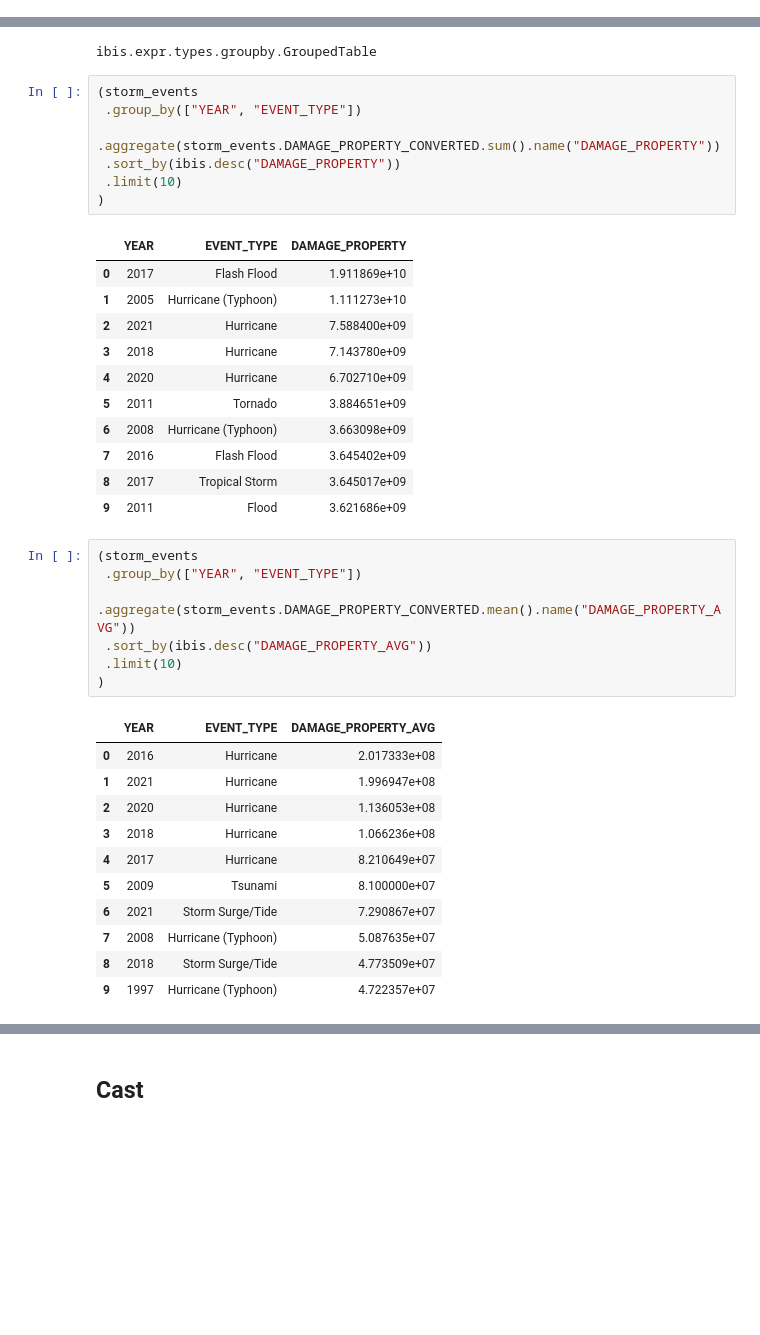
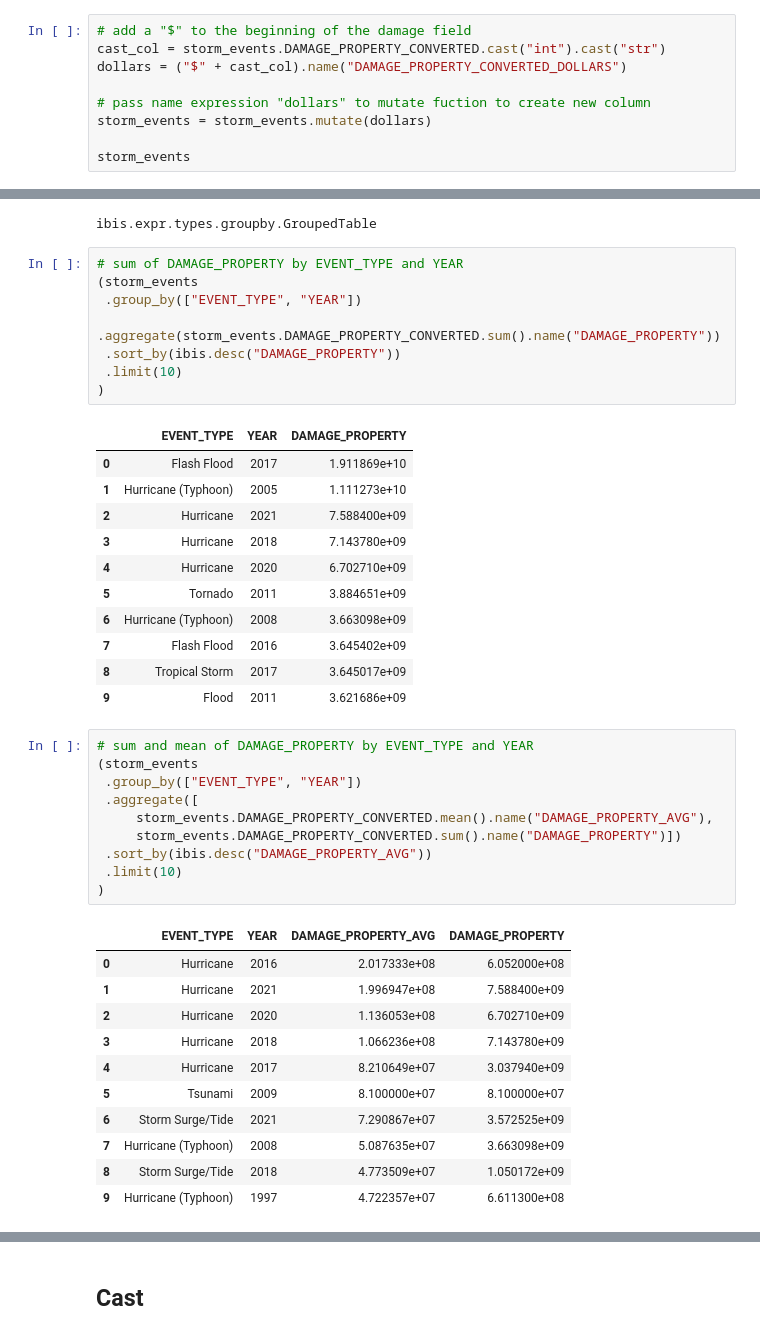
Before and after one commit to mebauer/ibis-basics, a Jupyter notebook: ibis-basics.ipynb, the cells around one changed output, grey strips where cells are left out. Cells and saved outputs as stored; diff of their text form; blank space fills up the shorter version.

```diff
--- a/ibis-basics.ipynb
+++ b/ibis-basics.ipynb
@@ -312,3 +343,12 @@ storm_events.mutate(DAMAGE_PROPERTY_CONVERTED_K = conversion)
 | 9998 | 10093727 | OKLAHOMA | 40 | 1956 | April | Tornado | C | 119 | PAYNE | None | ... |
 | 9999 | 10093769 | OKLAHOMA | 40 | 1956 | May | Hail | C | 119 | PAYNE | None | ... |
 10000 rows × 21 columns
+# %%
+# add a "$" to the beginning of the damage field
+cast_col = storm_events.DAMAGE_PROPERTY_CONVERTED.cast("int").cast("str")
+dollars = ("$" + cast_col).name("DAMAGE_PROPERTY_CONVERTED_DOLLARS")
+
+# pass name expression "dollars" to mutate fuction to create new column
+storm_events = storm_events.mutate(dollars)
+
+storm_events
@@ -387,40 +532,44 @@ type(storm_events.group_by("EVENT_TYPE"))
 # %% [output]
 ibis.expr.types.groupby.GroupedTable
 # %%
+# sum of DAMAGE_PROPERTY by EVENT_TYPE and YEAR
 (storm_events
- .group_by(["YEAR", "EVENT_TYPE"])
+ .group_by(["EVENT_TYPE", "YEAR"])
  .aggregate(storm_events.DAMAGE_PROPERTY_CONVERTED.sum().name("DAMAGE_PROPERTY"))
  .sort_by(ibis.desc("DAMAGE_PROPERTY"))
  .limit(10)
 )
 # %% [output]
-|  | YEAR | EVENT_TYPE | DAMAGE_PROPERTY |
-| 0 | 2017 | Flash Flood | 1.911869e+10 |
-| 1 | 2005 | Hurricane (Typhoon) | 1.111273e+10 |
-| 2 | 2021 | Hurricane | 7.588400e+09 |
-| 3 | 2018 | Hurricane | 7.143780e+09 |
-| 4 | 2020 | Hurricane | 6.702710e+09 |
-| 5 | 2011 | Tornado | 3.884651e+09 |
-| 6 | 2008 | Hurricane (Typhoon) | 3.663098e+09 |
-| 7 | 2016 | Flash Flood | 3.645402e+09 |
-| 8 | 2017 | Tropical Storm | 3.645017e+09 |
-| 9 | 2011 | Flood | 3.621686e+09 |
+|  | EVENT_TYPE | YEAR | DAMAGE_PROPERTY |
+| 0 | Flash Flood | 2017 | 1.911869e+10 |
+| 1 | Hurricane (Typhoon) | 2005 | 1.111273e+10 |
+| 2 | Hurricane | 2021 | 7.588400e+09 |
+| 3 | Hurricane | 2018 | 7.143780e+09 |
+| 4 | Hurricane | 2020 | 6.702710e+09 |
+| 5 | Tornado | 2011 | 3.884651e+09 |
+| 6 | Hurricane (Typhoon) | 2008 | 3.663098e+09 |
+| 7 | Flash Flood | 2016 | 3.645402e+09 |
+| 8 | Tropical Storm | 2017 | 3.645017e+09 |
+| 9 | Flood | 2011 | 3.621686e+09 |
-# %%
-(storm_events
- .group_by(["YEAR", "EVENT_TYPE"])
- .aggregate(storm_events.DAMAGE_PROPERTY_CONVERTED.mean().name("DAMAGE_PROPERTY_AVG"))
- .sort_by(ibis.desc("DAMAGE_PROPERTY_AVG"))
- .limit(10)
-)
-# %% [output]
-|  | YEAR | EVENT_TYPE | DAMAGE_PROPERTY_AVG |
-| 0 | 2016 | Hurricane | 2.017333e+08 |
-| 1 | 2021 | Hurricane | 1.996947e+08 |
-| 2 | 2020 | Hurricane | 1.136053e+08 |
-| 3 | 2018 | Hurricane | 1.066236e+08 |
-| 4 | 2017 | Hurricane | 8.210649e+07 |
-| 5 | 2009 | Tsunami | 8.100000e+07 |
-| 6 | 2021 | Storm Surge/Tide | 7.290867e+07 |
-| 7 | 2008 | Hurricane (Typhoon) | 5.087635e+07 |
-| 8 | 2018 | Storm Surge/Tide | 4.773509e+07 |
-| 9 | 1997 | Hurricane (Typhoon) | 4.722357e+07 |
+# %%
+# sum and mean of DAMAGE_PROPERTY by EVENT_TYPE and YEAR
+(storm_events
+ .group_by(["EVENT_TYPE", "YEAR"])
+ .aggregate([
+     storm_events.DAMAGE_PROPERTY_CONVERTED.mean().name("DAMAGE_PROPERTY_AVG"),
+     storm_events.DAMAGE_PROPERTY_CONVERTED.sum().name("DAMAGE_PROPERTY")])
+ .sort_by(ibis.desc("DAMAGE_PROPERTY_AVG"))
+ .limit(10)
+)
+# %% [output]
+|  | EVENT_TYPE | YEAR | DAMAGE_PROPERTY_AVG | DAMAGE_PROPERTY |
+| 0 | Hurricane | 2016 | 2.017333e+08 | 6.052000e+08 |
+| 1 | Hurricane | 2021 | 1.996947e+08 | 7.588400e+09 |
+| 2 | Hurricane | 2020 | 1.136053e+08 | 6.702710e+09 |
+| 3 | Hurricane | 2018 | 1.066236e+08 | 7.143780e+09 |
+| 4 | Hurricane | 2017 | 8.210649e+07 | 3.037940e+09 |
+| 5 | Tsunami | 2009 | 8.100000e+07 | 8.100000e+07 |
+| 6 | Storm Surge/Tide | 2021 | 7.290867e+07 | 3.572525e+09 |
+| 7 | Hurricane (Typhoon) | 2008 | 5.087635e+07 | 3.663098e+09 |
+| 8 | Storm Surge/Tide | 2018 | 4.773509e+07 | 1.050172e+09 |
+| 9 | Hurricane (Typhoon) | 1997 | 4.722357e+07 | 6.611300e+08 |
```
Also changed, not shown: parts of 45 cells of this notebook, 1 other file.
